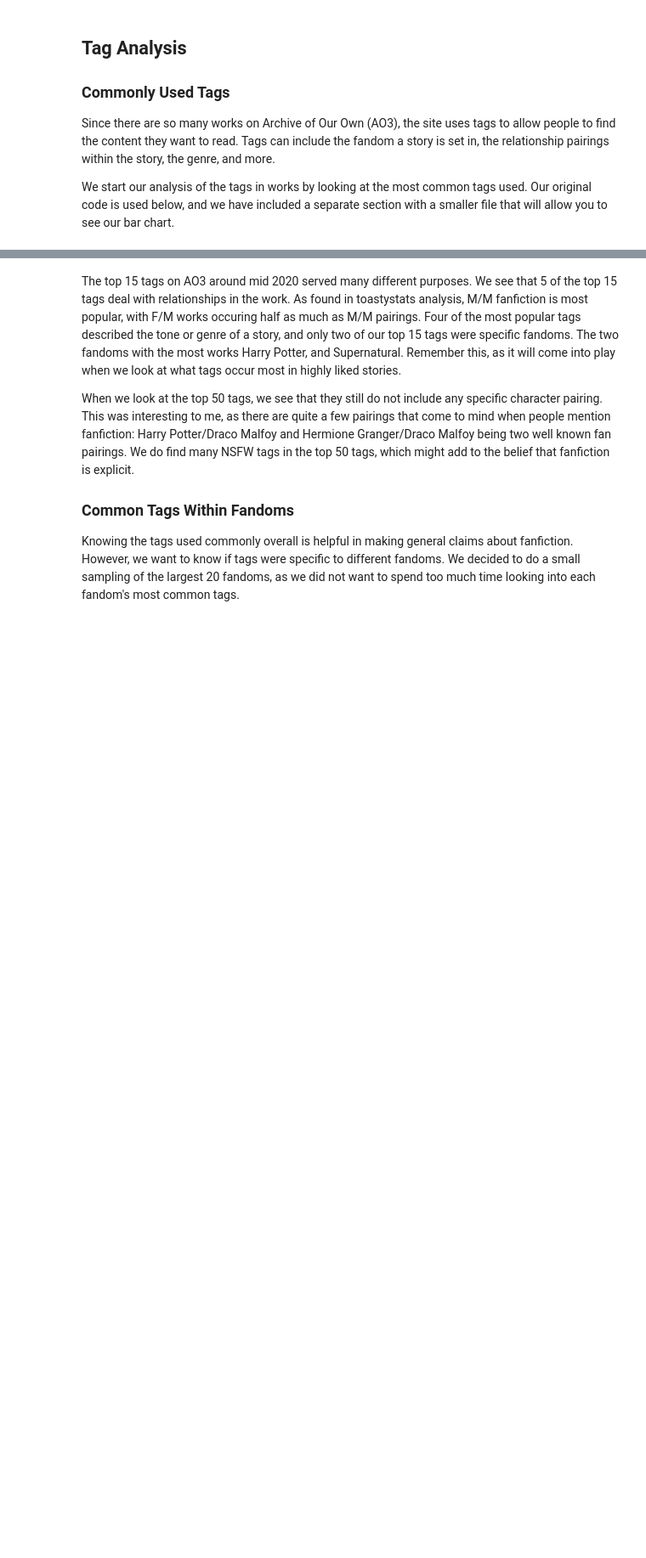
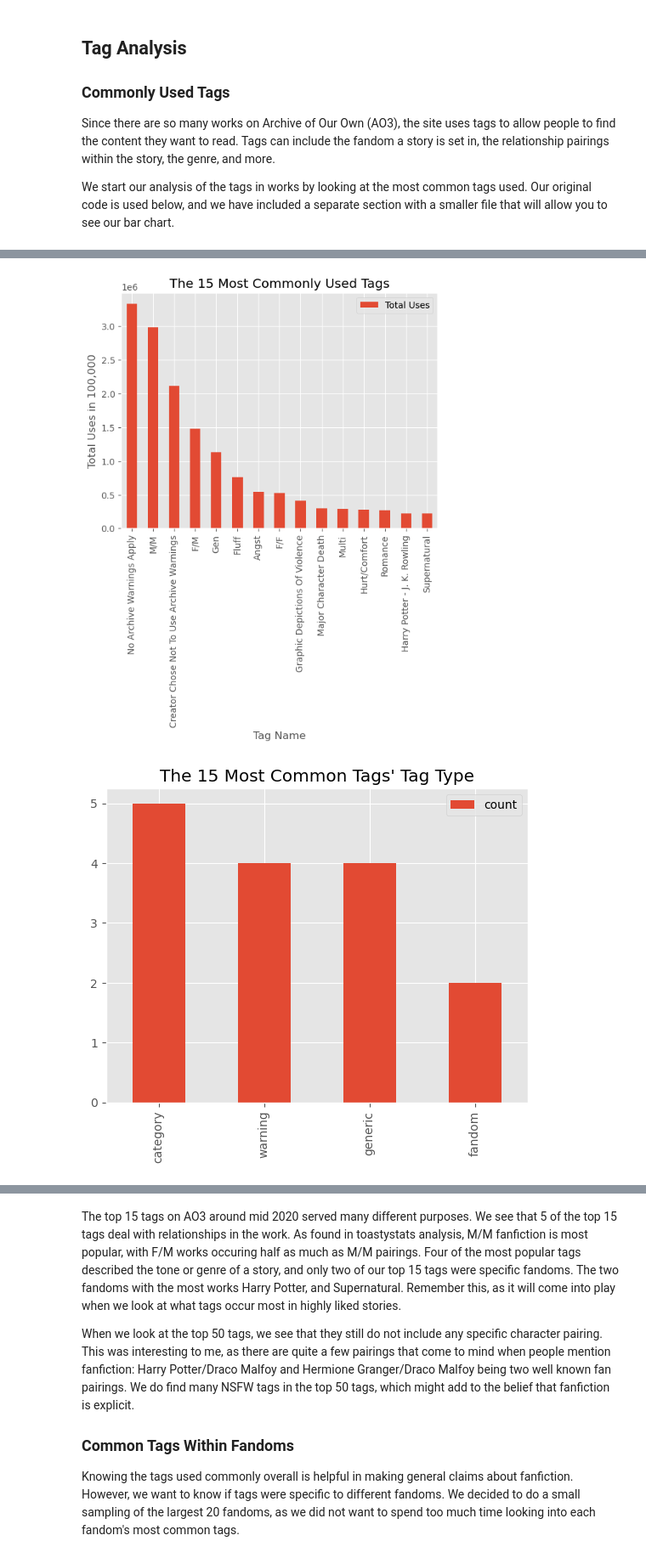
Before and after one commit to bekwashburn/COMP5360_Final_Project, a Jupyter notebook: COMP5360_data_CodeCat/FINAL_PROJECT.ipynb, the cells around one changed output, grey strips where cells are left out. Shown at 85% size. Drawn from its saved outputs; the diff is of its cells as text; code cells hidden in the pictures; blank space fills up the shorter version.

Commit message:
Added smaller files
If we include these files, anyone should be able to view the visualized without having to download large files!

```diff
--- a/COMP5360_data_CodeCat/FINAL_PROJECT.ipynb
+++ b/COMP5360_data_CodeCat/FINAL_PROJECT.ipynb
@@ -794,0 +798,43 @@ plt.show()
+# %%
+# RUN THIS CELL
+import pandas as pd
+import csv
+import numpy as np
+import matplotlib.pyplot as plt
+%matplotlib inline
+plt.style.use('ggplot')
+
+top_50 = pd.read_csv("most_common_reduced.csv")
+
+top_10 = top_50[:15]
+
+# Function to graph our data
+def plot_name(df):
+    df.plot(kind="bar",
+               y = "Total Uses")
+    plt.xticks(df.index.to_list(), df["Tag Name"].tolist())
+
+
+plot_name(top_10)
+plt.title(f"The 15 Most Commonly Used Tags")
+plt.xlabel("Tag Name")
+plt.ylabel("Total Uses in 100,000",rotation=90)
+plt.show()
+
+# Top 10 Tag Type
+
+tag_type = top_10["Tag Type"].value_counts().to_frame().reset_index()
+tag_type.plot(kind = "bar")
+plt.title("The 15 Most Common Tags' Tag Type")
+plt.xticks(tag_type.index.to_list(), tag_type["Tag Type"].tolist())
+
+plt.show()
+
+plot_name(top_50)
+plt.title(f"The 50 Most Commonly Used Tags")
+plt.xlabel("Tag Name")
+plt.ylabel("Total Uses in 100,000",rotation=90)
+plt.show()
+# %% [output]
+[figure, added]
+[figure, added]
```
Also changed, not shown: parts of 36 cells of this notebook, 4 other files.
